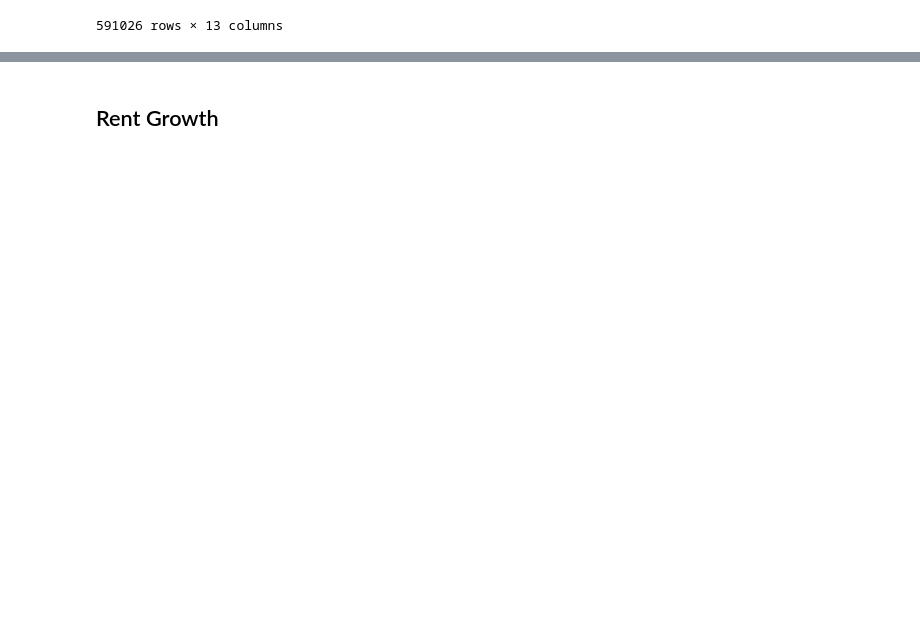
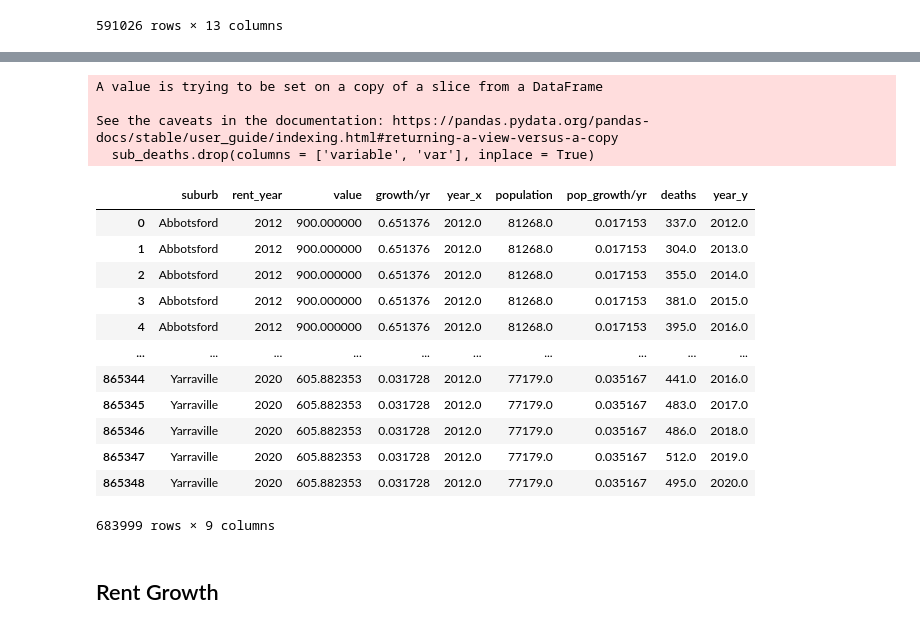
Before and after one commit to MAST30034-Applied-Data-Science/generic-real-estate-consulting-project-group-59, a Jupyter notebook: notebooks/EDA.ipynb, the cells around one changed output, grey strips where cells are left out. Cells and saved outputs as stored; diff of their text form; code cells hidden in the pictures; blank space fills up the shorter version.

Commit message:
ready for modelling
created design matrix for timeseries data, not sure how to proceed

```diff
--- a/notebooks/EDA.ipynb
+++ b/notebooks/EDA.ipynb
@@ -261,0 +332,4 @@ clean_df[['suburb']].drop_duplicates().merge(pop_df2, on='suburb', how='left')
+# %%
+def calc_growth(d):
+    year, value = d['year'], d['value']
+    return pd.Series.pct_change(value)/year.diff()
@@ -261,0 +346,14 @@ clean_df[['suburb']].drop_duplicates().merge(pop_df2, on='suburb', how='left')
+# %%
+# Value + growth / year
+# Have data from 2004 - 2022 for rent prices, we only have 2012 - 2020 for population data
+sub_rent = sub_year_df.copy()
+sub_rent = sub_rent.loc[2012 <= sub_rent['rent_year']]
+sub_rent = sub_rent.loc[sub_rent['rent_year'] <= 2020]
+sub_rent.drop(columns = ['population'], inplace = True)
+sub_rent
+
+# Population + growth / year
+# sub_pop
+
+# Death count + growth / year
+# sub_deaths
@@ -262,3 +374,45 @@ clean_df[['suburb']].drop_duplicates().merge(pop_df2, on='suburb', how='left')
+# %%
+sub_deaths = popdf2.loc[popdf2['var'] == 'Deaths']
+sub_deaths.drop(columns = ['variable', 'var'], inplace = True)
+
+lga_merger = pop_df2[['LGA_CODE_2021', 'suburb']]
+sub_deaths = sub_deaths.merge(lga_merger, left_on = 'LGA Code', right_on = 'LGA_CODE_2021').drop_duplicates()
+
+sub_deaths = sub_deaths[['value', 'year', 'suburb']]
+sub_deaths = sub_deaths.loc[sub_deaths['suburb'].isin(sub_year_df['suburb'])]
+columns = ['deaths', 'year', 'suburb']
+sub_deaths.columns = columns
+# %% [output]
+A value is trying to be set on a copy of a slice from a DataFrame
+
+See the caveats in the documentation: https://pandas.pydata.org/pandas-docs/stable/user_guide/indexing.html#returning-a-view-versus-a-copy
+  sub_deaths.drop(columns = ['variable', 'var'], inplace = True)
+# %%
+# From https://datascience.stackexchange.com/questions/103836/multiple-merges-make-the-data-frame-in-pandas-to-explode-and-causing-memory-issu
+
+from functools import reduce
+
+#create a list that contains all your data frames to be merged
+ldf = [sub_rent, sub_pop, sub_deaths]
+#necessary to have a common name column to merge all the frames
+df = reduce(lambda x,y: pd.merge(x,y, on = "suburb", how = "left"), ldf)
+df.drop_duplicates(inplace = True)
+# %%
+df
+# %% [output]
+|  | suburb | rent_year | value | growth/yr | year_x | population | pop_growth/yr | deaths | year_y |
+| 0 | Abbotsford | 2012 | 900.000000 | 0.651376 | 2012.0 | 81268.0 | 0.017153 | 337.0 | 2012.0 |
+| 1 | Abbotsford | 2012 | 900.000000 | 0.651376 | 2012.0 | 81268.0 | 0.017153 | 304.0 | 2013.0 |
+| 2 | Abbotsford | 2012 | 900.000000 | 0.651376 | 2012.0 | 81268.0 | 0.017153 | 355.0 | 2014.0 |
+| 3 | Abbotsford | 2012 | 900.000000 | 0.651376 | 2012.0 | 81268.0 | 0.017153 | 381.0 | 2015.0 |
+| 4 | Abbotsford | 2012 | 900.000000 | 0.651376 | 2012.0 | 81268.0 | 0.017153 | 395.0 | 2016.0 |
+| ... | ... | ... | ... | ... | ... | ... | ... | ... | ... |
+| 865344 | Yarraville | 2020 | 605.882353 | 0.031728 | 2012.0 | 77179.0 | 0.035167 | 441.0 | 2016.0 |
+| 865345 | Yarraville | 2020 | 605.882353 | 0.031728 | 2012.0 | 77179.0 | 0.035167 | 483.0 | 2017.0 |
+| 865346 | Yarraville | 2020 | 605.882353 | 0.031728 | 2012.0 | 77179.0 | 0.035167 | 486.0 | 2018.0 |
+| 865347 | Yarraville | 2020 | 605.882353 | 0.031728 | 2012.0 | 77179.0 | 0.035167 | 512.0 | 2019.0 |
+| 865348 | Yarraville | 2020 | 605.882353 | 0.031728 | 2012.0 | 77179.0 | 0.035167 | 495.0 | 2020.0 |
+683999 rows × 9 columns
 # %% [markdown]
 ## Rent Growth
 # %%
```
Also changed, not shown: parts of 20 cells of this notebook.
